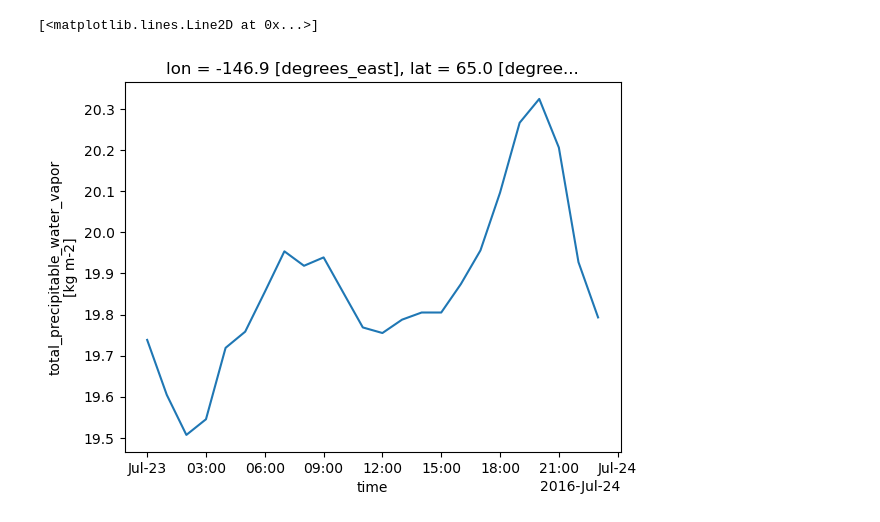
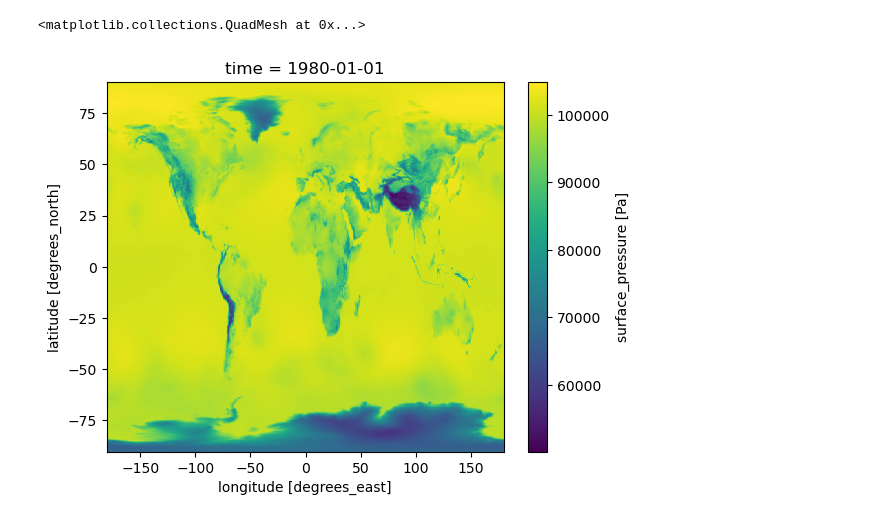
Before and after one commit to rpalomaki/SWE_error_analysis, a Jupyter notebook: src/data_acquistion/play/merra_spot.ipynb, the cells around one changed output. Saved outputs shown, nothing was run; the diff lists cells and outputs as text; code cells hidden in the pictures.

```diff
--- a/src/data_acquistion/play/merra_spot.ipynb
+++ b/src/data_acquistion/play/merra_spot.ipynb
@@ -7,2 +11,15 @@ pws = Path('/Users/rdcrlzh1/Documents/SWE_error_analysis/local/pw')
+# %%
+x, y = (-146.7333333, 65.116667)
+site_name = 'little_chena'
+
+from tqdm import tqdm
+
+das = []
+for fp in tqdm(sorted(list(pws.glob('*.nc4')))):
+    try:
+        ds = xr.open_dataset(fp)
+        das.append(ds['TQV'].sel(lon = x, lat = y, method = 'nearest'))
+    except OSError:
+        pass
 # %%
-ds = xr.open_dataset(next(pws.glob('*.nc4')))
+xr.open_dataset(next(pws.glob('*')))
@@ -12,5 +44,5 @@ site_name = 'little_chena'
-# %%
-ds['TQV'].sel(lon = x, lat = y, method = 'nearest').plot()
-# %% [output]
-[<matplotlib.lines.Line2D at 0x...>]
-[figure, removed]
+# %%
+ds['PS'].isel(time = 0).plot()
+# %% [output]
+<matplotlib.collections.QuadMesh at 0x...>
+[figure, added]
```
Also changed, not shown: parts of 8 cells of this notebook, 3 other files.
